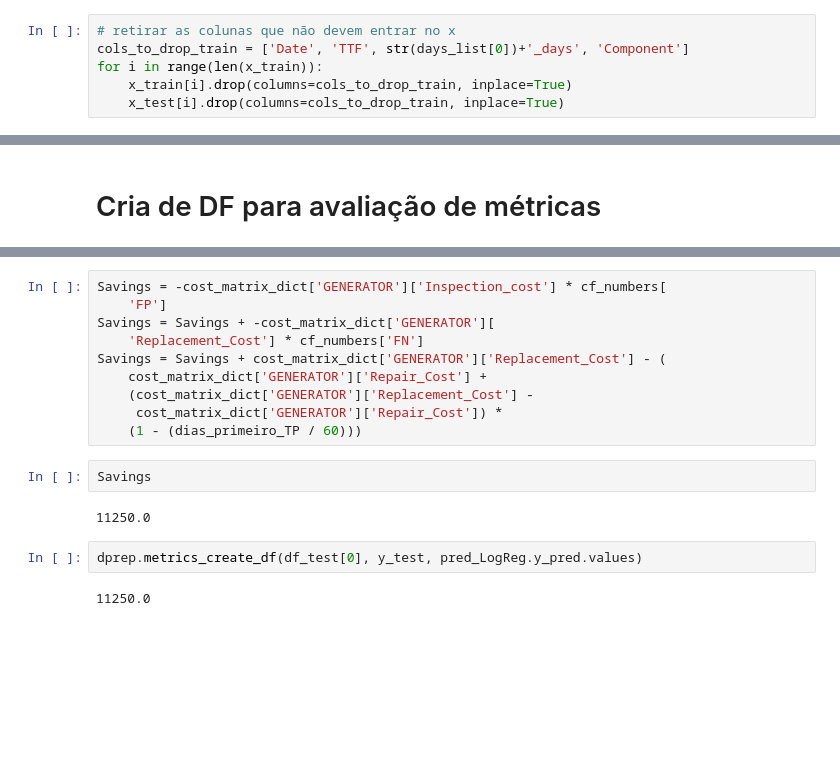
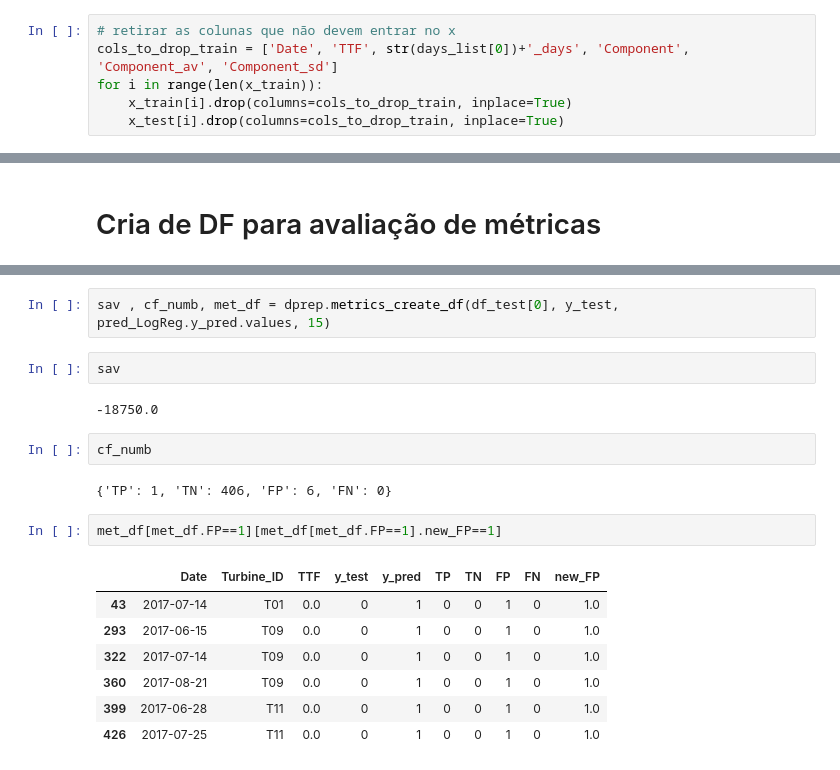
Before and after one commit to RicardoJPedro82/wmillfailprev, a Jupyter notebook: notebooks/Data_prep_clean.ipynb, the cells around one changed output, grey strips where cells are left out. Cells and saved outputs as stored; diff of their text form; blank space fills up the shorter version.

Commit message:
Metrica de custos

```diff
--- a/notebooks/Data_prep_clean.ipynb
+++ b/notebooks/Data_prep_clean.ipynb
@@ -381,6 +386,6 @@ for i in range(len(df_train)):
 # %%
 # retirar as colunas que não devem entrar no x
-cols_to_drop_train = ['Date', 'TTF', str(days_list[0])+'_days', 'Component']
+cols_to_drop_train = ['Date', 'TTF', str(days_list[0])+'_days', 'Component', 'Component_av', 'Component_sd']
 for i in range(len(x_train)):
     x_train[i].drop(columns=cols_to_drop_train, inplace=True)
     x_test[i].drop(columns=cols_to_drop_train, inplace=True)
@@ -742,18 +530,20 @@ cost_matrix_dict = {
-# %%
-Savings = -cost_matrix_dict['GENERATOR']['Inspection_cost'] * cf_numbers[
-    'FP']
-Savings = Savings + -cost_matrix_dict['GENERATOR'][
-    'Replacement_Cost'] * cf_numbers['FN']
-Savings = Savings + cost_matrix_dict['GENERATOR']['Replacement_Cost'] - (
-    cost_matrix_dict['GENERATOR']['Repair_Cost'] +
-    (cost_matrix_dict['GENERATOR']['Replacement_Cost'] -
-     cost_matrix_dict['GENERATOR']['Repair_Cost']) *
-    (1 - (dias_primeiro_TP / 60)))
-# %%
-Savings
-# %% [output]
-11250.0
 # %%
-dprep.metrics_create_df(df_test[0], y_test, pred_LogReg.y_pred.values)
+sav , cf_numb, met_df = dprep.metrics_create_df(df_test[0], y_test, pred_LogReg.y_pred.values, 15)
-# %% [output]
-11250.0
+# %%
+sav
+# %% [output]
+-18750.0
+# %%
+cf_numb
+# %% [output]
+{'TP': 1, 'TN': 406, 'FP': 6, 'FN': 0}
+# %%
+met_df[met_df.FP==1][met_df[met_df.FP==1].new_FP==1]
+# %% [output]
+|  | Date | Turbine_ID | TTF | y_test | y_pred | TP | TN | FP | FN | new_FP |
+| 43 | 2017-07-14 | T01 | 0.0 | 0 | 1 | 0 | 0 | 1 | 0 | 1.0 |
+| 293 | 2017-06-15 | T09 | 0.0 | 0 | 1 | 0 | 0 | 1 | 0 | 1.0 |
+| 322 | 2017-07-14 | T09 | 0.0 | 0 | 1 | 0 | 0 | 1 | 0 | 1.0 |
+| 360 | 2017-08-21 | T09 | 0.0 | 0 | 1 | 0 | 0 | 1 | 0 | 1.0 |
+| 399 | 2017-06-28 | T11 | 0.0 | 0 | 1 | 0 | 0 | 1 | 0 | 1.0 |
+| 426 | 2017-07-25 | T11 | 0.0 | 0 | 1 | 0 | 0 | 1 | 0 | 1.0 |
```
Also changed, not shown: parts of 29 cells of this notebook, 2 other files.
